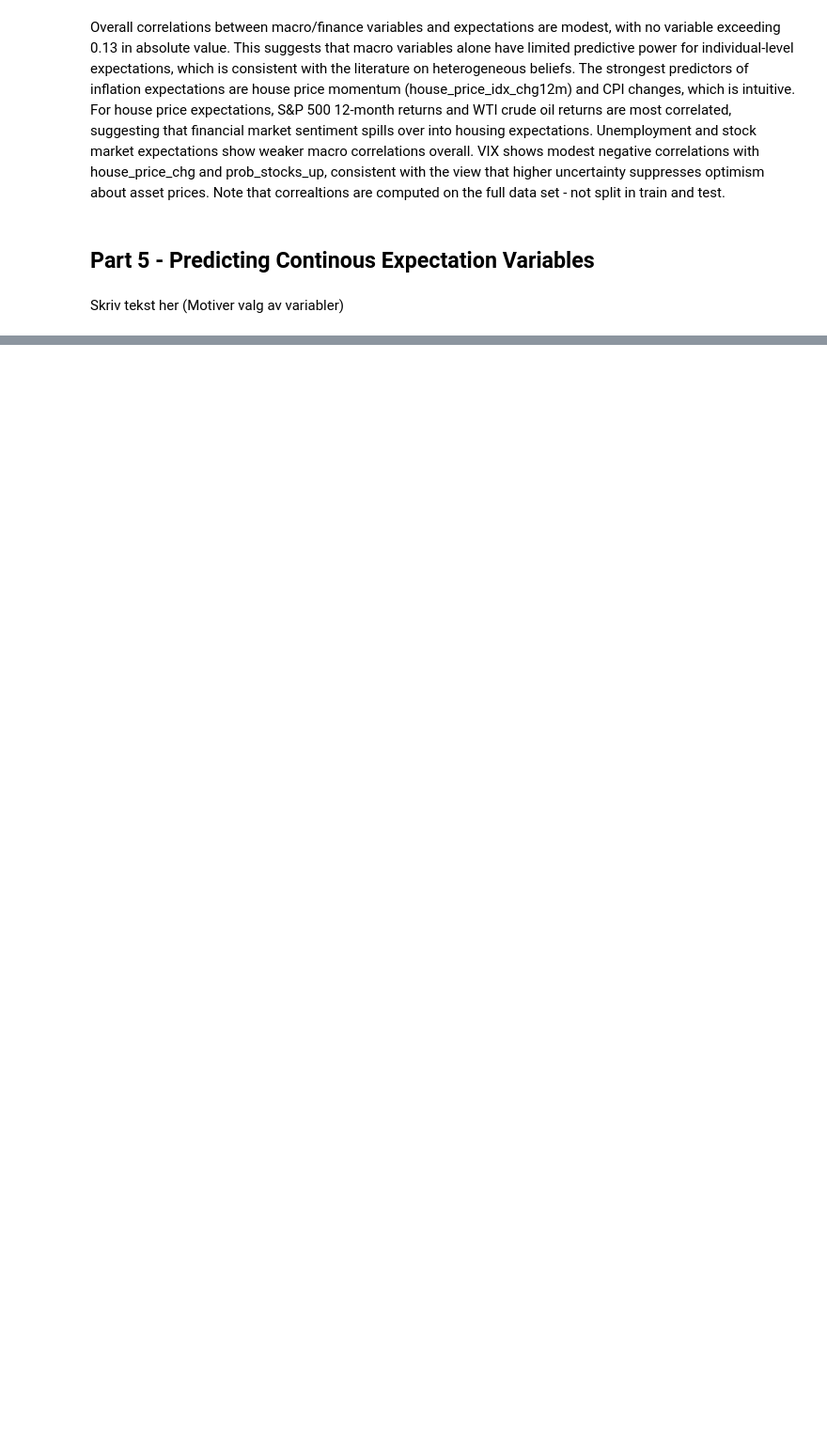
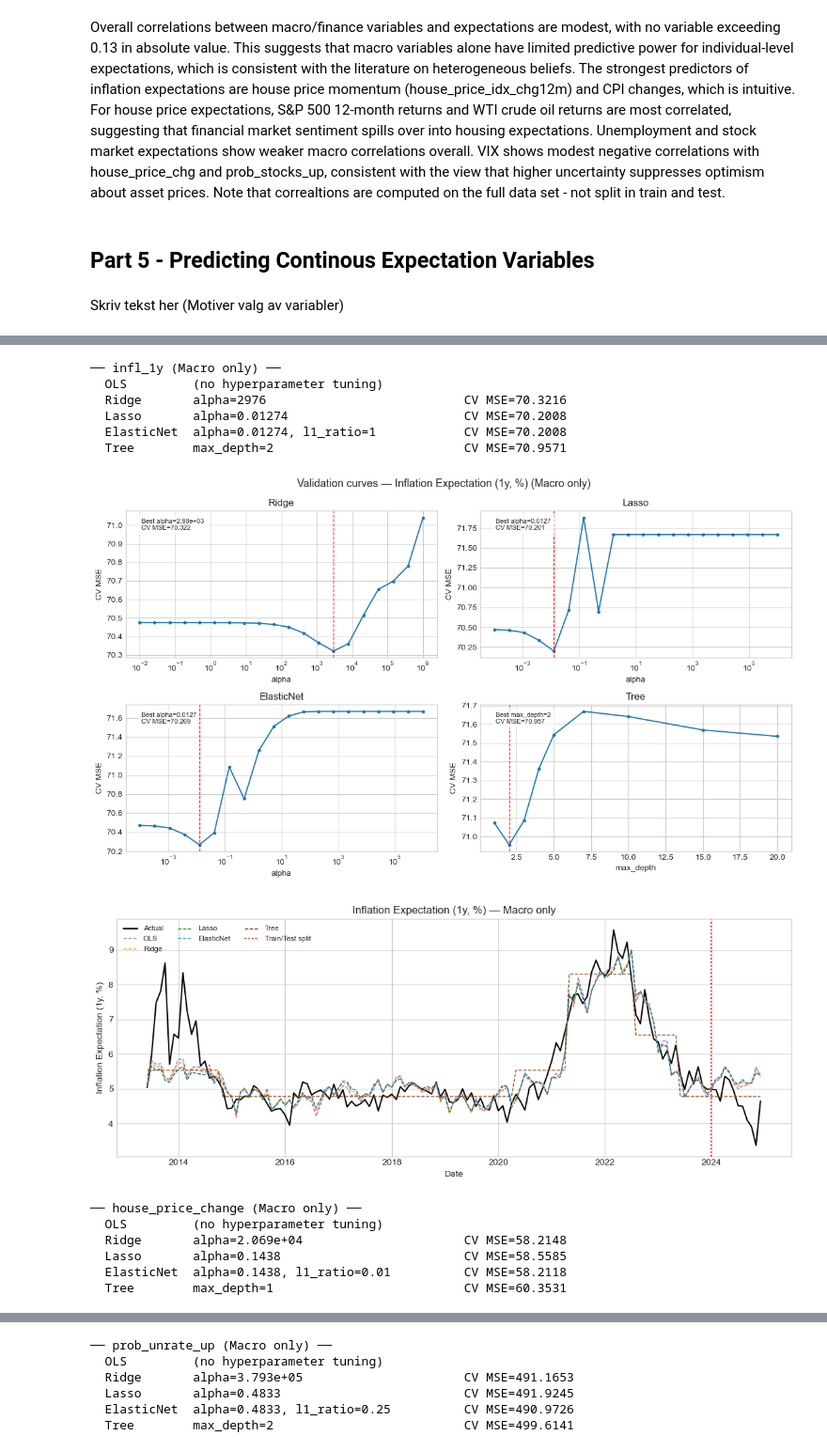
Before and after one commit to MHS17-NHH/FIE463-V26, a Jupyter notebook: data/solution.ipynb, the cells around one changed output, grey strips where cells are left out. Shown at 94% size. Saved outputs shown, nothing was run; the diff lists cells and outputs as text; code cells hidden in the pictures; blank space fills up the shorter version.

```diff
--- a/data/solution.ipynb
+++ b/data/solution.ipynb
@@ -367,3 +355,6 @@ Sample of macro columns for first few rows:
+# %%
+# Merge all datasets into a single DataFrame for analysis, store new columns and updated column list for later use
+sce_data, macro_all, MACRO_COLS, ALL_COLS = merge_all(sce, yahoo, fred)
 # %% [markdown]
 All macroeconomic and finance data merged with SCE, limited to SCE date range and shifted by a month to reflect real time information.
 # %% [markdown]
@@ -1261,0 +1017,6 @@ summary_df
+# %%
+# ── Monthly aggregation helper ────────────────────────────────────────────────
+def monthly_mean(dates, values):
+    df = pd.DataFrame({"date": pd.to_datetime(dates), "value": values})
+    df["month"] = df["date"].dt.to_period("M").dt.to_timestamp()
+    return df.groupby("month")["value"].mean().sort_index()
@@ -1261,0 +1076,51 @@ summary_df
+# %%
+# ── Compute test metrics (RMSE and R²) for all models ─────────────────────────
+def test_metrics(results, test, target, num_cols, cat_cols, feature_set_name):
+    features = num_cols + cat_cols
+    X_te = test[features]
+    y_te = test[target].values
+
+    rows = []
+    for model_name, mr in results.items():
+        pipe = mr["pipeline"]
+        y_pred = pipe.predict(X_te)
+        rmse = np.sqrt(mean_squared_error(y_te, y_pred))
+        r2   = r2_score(y_te, y_pred)
+
+        rows.append({
+            "feature_set": feature_set_name,
+            "target": target,
+            "model": model_name,
+            "RMSE": rmse,
+            "R2": r2,
+        })
+
+    return pd.DataFrame(rows)
+# %%
+all_metrics = []
+macro_only_results = {}
+macro_sce_results = {}
+
+# ── Step 1: Macro only ────────────────────────────────────────────────────────
+num, cat = FEATURE_SETS["Macro only"]
+
+for target in TARGETS:
+    res = run_cv_for_target(train, target, num, cat, "Macro only")
+    plot_predictions(res, train, test, target, num, cat, "Macro only")
+    macro_only_results[target] = res
+    all_metrics.append(test_metrics(res, test, target, num, cat, "Macro only"))
+# %% [output]
+── infl_1y (Macro only) ──
+  OLS         (no hyperparameter tuning)
+  Ridge       alpha=2976                           CV MSE=70.3216
+  Lasso       alpha=0.01274                        CV MSE=70.2008
+  ElasticNet  alpha=0.01274, l1_ratio=1            CV MSE=70.2008
+  Tree        max_depth=2                          CV MSE=70.9571
+[figure, added]
+[figure, added]
+── house_price_change (Macro only) ──
+  OLS         (no hyperparameter tuning)
+  Ridge       alpha=2.069e+04                      CV MSE=58.2148
+  Lasso       alpha=0.1438                         CV MSE=58.5585
+  ElasticNet  alpha=0.1438, l1_ratio=0.01          CV MSE=58.2118
+  Tree        max_depth=1                          CV MSE=60.3531
@@ -1261,0 +1129,6 @@ summary_df
+── prob_unrate_up (Macro only) ──
+  OLS         (no hyperparameter tuning)
+  Ridge       alpha=3.793e+05                      CV MSE=491.1653
+  Lasso       alpha=0.4833                         CV MSE=491.9245
+  ElasticNet  alpha=0.4833, l1_ratio=0.25          CV MSE=490.9726
+  Tree        max_depth=2                          CV MSE=499.6141
```
Also changed, not shown: parts of 76 cells of this notebook.
